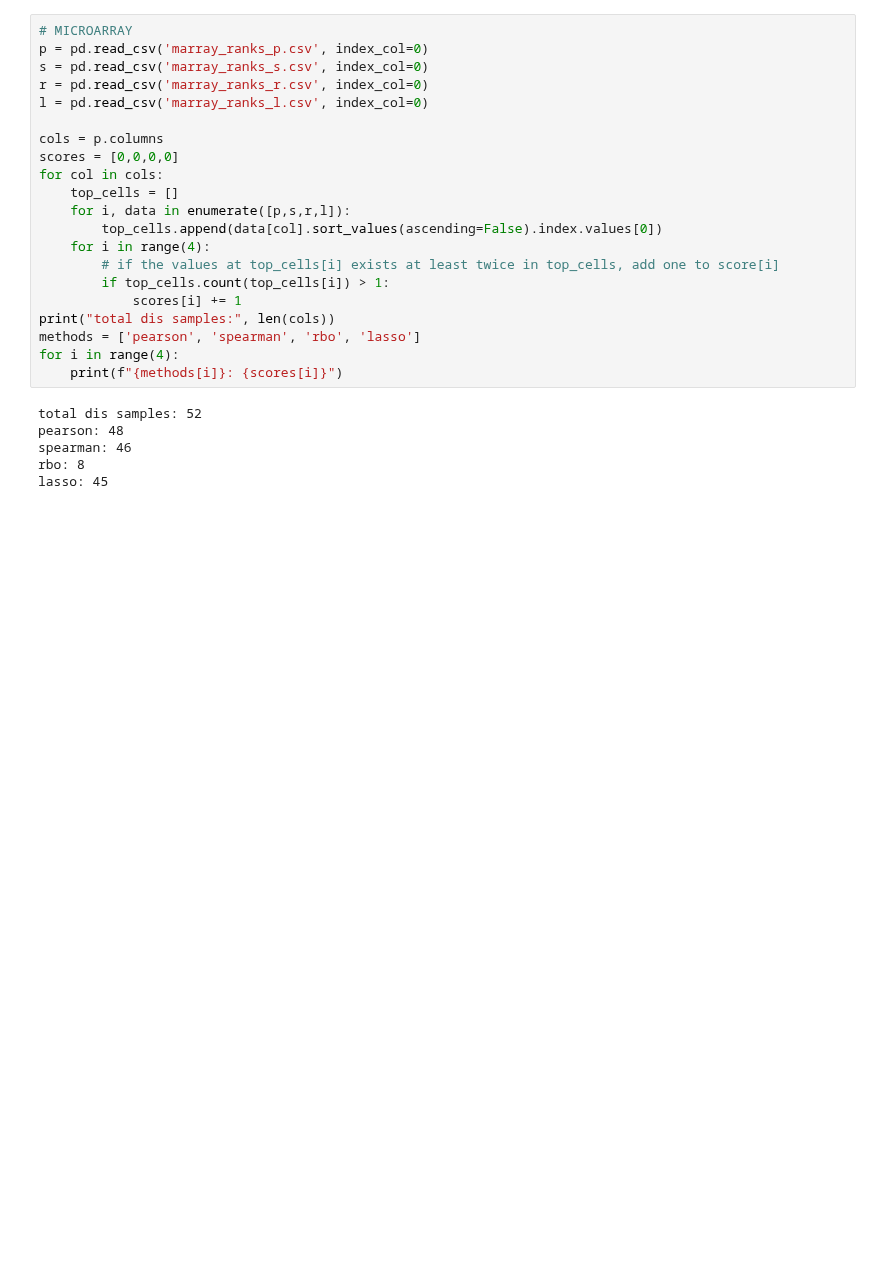
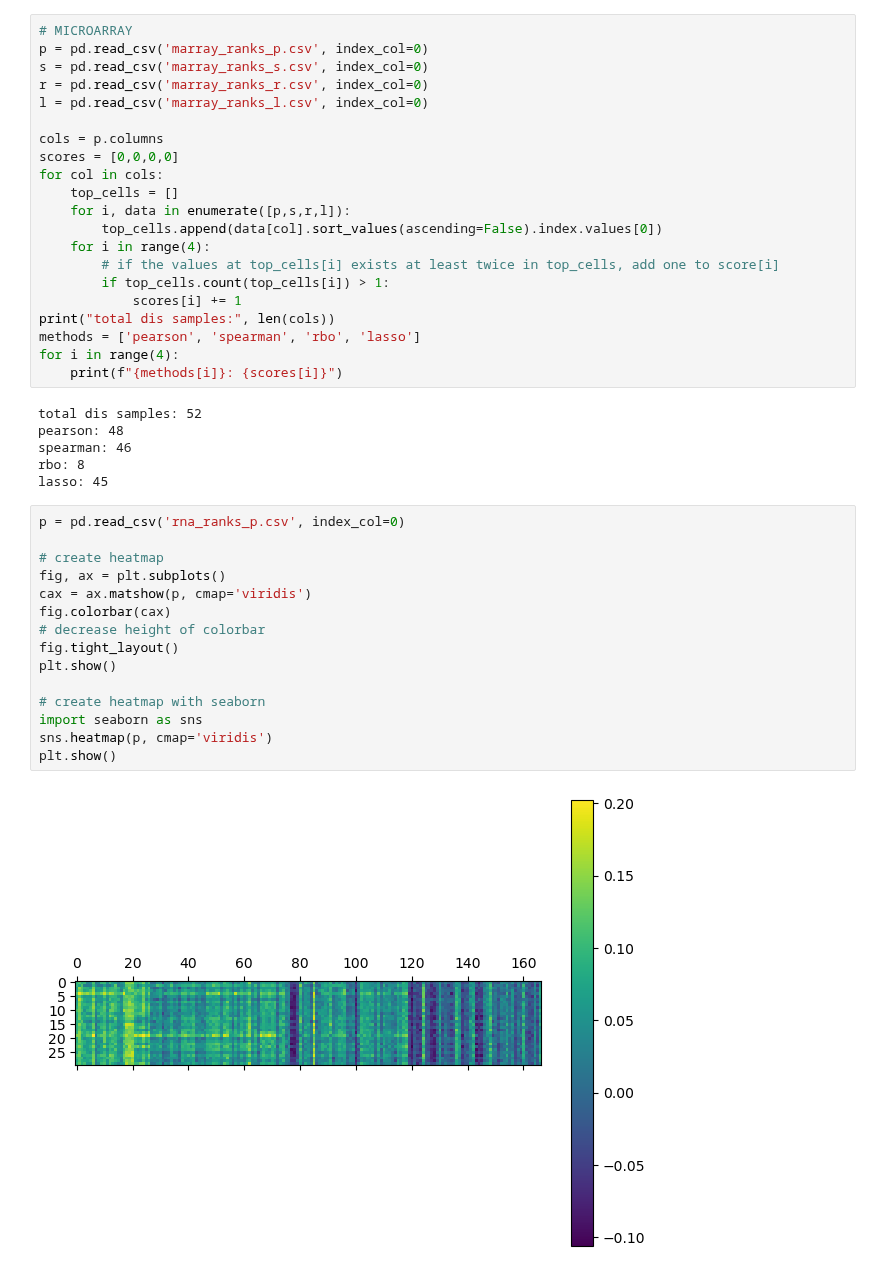
Before and after one commit to JRaviLab/integrative-drugrep-tb, a Jupyter notebook: results/explore_results.ipynb, the cells around one changed output. Saved outputs shown, nothing was run; the diff lists cells and outputs as text; blank space fills up the shorter version.

```diff
--- a/results/explore_results.ipynb
+++ b/results/explore_results.ipynb
@@ -56,3 +59,20 @@ pearson: 48
 spearman: 46
 rbo: 8
 lasso: 45
+# %%
+p = pd.read_csv('rna_ranks_p.csv', index_col=0)
+
+# create heatmap
+fig, ax = plt.subplots()
+cax = ax.matshow(p, cmap='viridis')
+fig.colorbar(cax)
+# decrease height of colorbar
+fig.tight_layout()
+plt.show()
+
+# create heatmap with seaborn
+import seaborn as sns
+sns.heatmap(p, cmap='viridis')
+plt.show()
+# %% [output]
+[figure, added]
```
Also changed, not shown: parts of 2 cells of this notebook, 2 other files.
